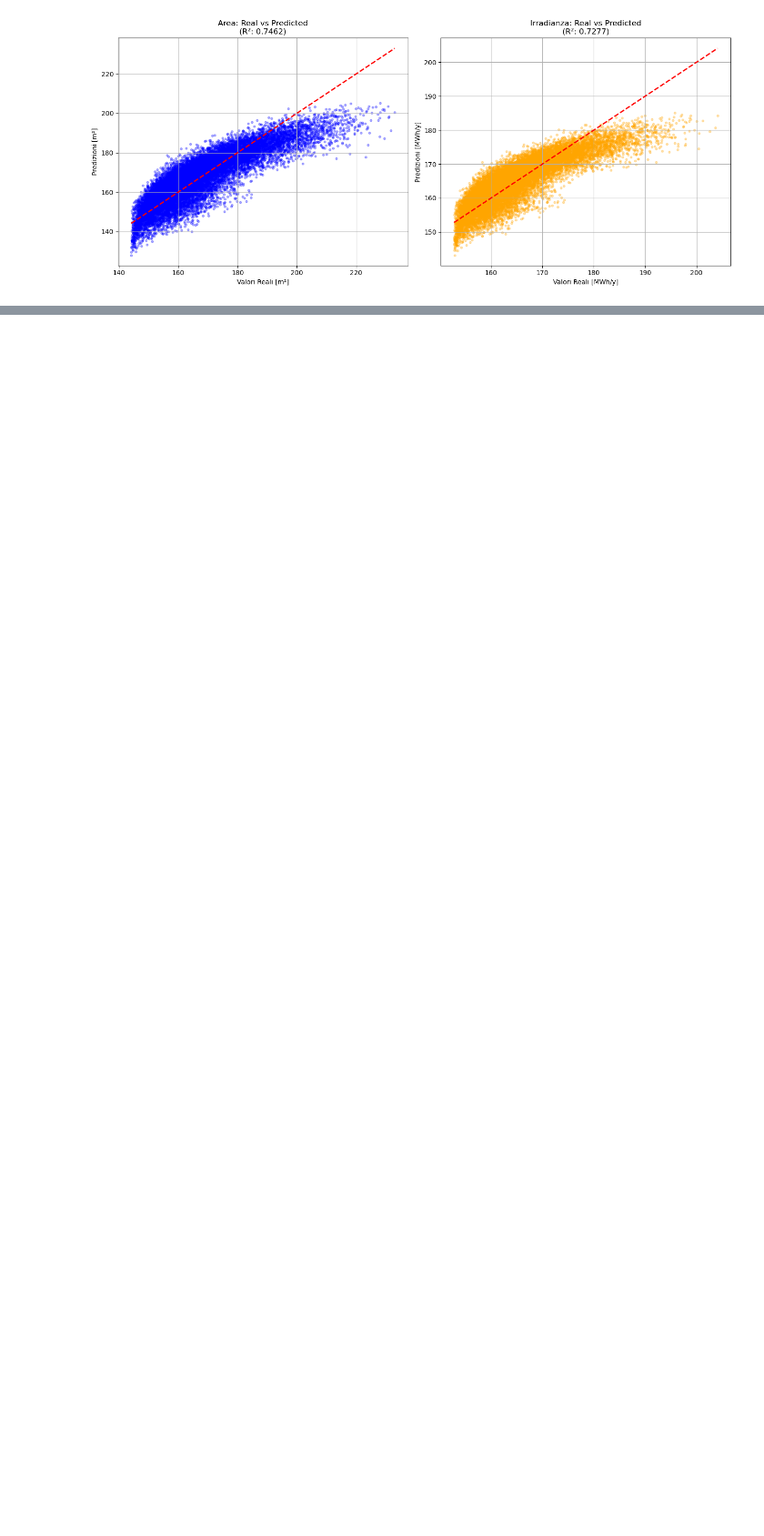
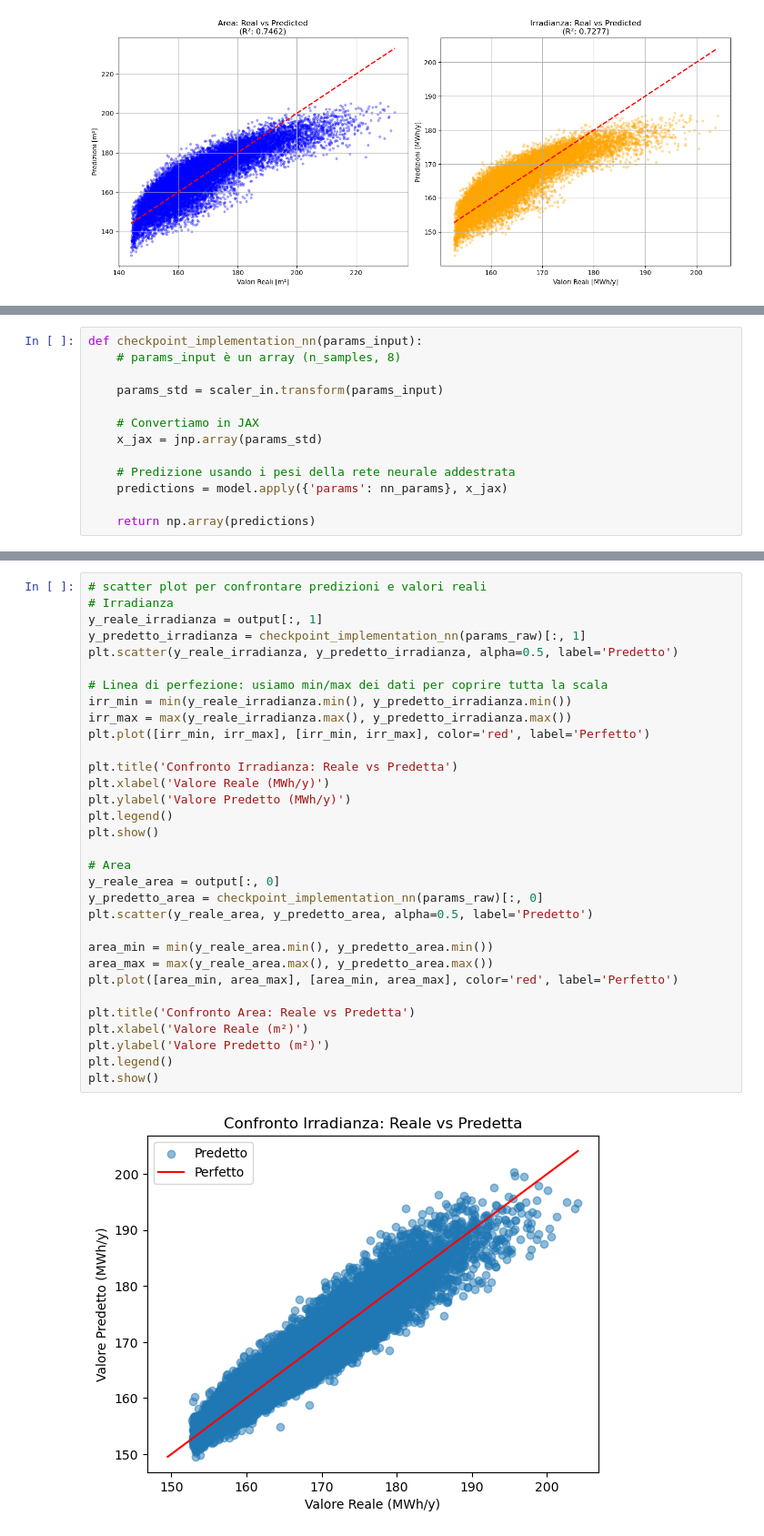
Before and after one commit to rezucch1/RadIAnce-AntonioliZucchi, a Jupyter notebook: checkpoint1.ipynb, the cells around one changed output, grey strips where cells are left out. Shown at 91% size. Drawn from its saved outputs; the diff is of its cells as text; blank space fills up the shorter version.

Commit message:
neural networks

```diff
--- a/checkpoint1.ipynb
+++ b/checkpoint1.ipynb
@@ -156,0 +255,13 @@ plt.show()
+# %%
+def checkpoint_implementation_nn(params_input):
+    # params_input è un array (n_samples, 8)
+
+    params_std = scaler_in.transform(params_input)
+
+    # Convertiamo in JAX
+    x_jax = jnp.array(params_std)
+
+    # Predizione usando i pesi della rete neurale addestrata
+    predictions = model.apply({'params': nn_params}, x_jax)
+
+    return np.array(predictions)
@@ -156,0 +289,34 @@ plt.show()
+# %%
+# scatter plot per confrontare predizioni e valori reali
+# Irradianza
+y_reale_irradianza = output[:, 1]
+y_predetto_irradianza = checkpoint_implementation_nn(params_raw)[:, 1]
+plt.scatter(y_reale_irradianza, y_predetto_irradianza, alpha=0.5, label='Predetto')
+
+# Linea di perfezione: usiamo min/max dei dati per coprire tutta la scala
+irr_min = min(y_reale_irradianza.min(), y_predetto_irradianza.min())
+irr_max = max(y_reale_irradianza.max(), y_predetto_irradianza.max())
+plt.plot([irr_min, irr_max], [irr_min, irr_max], color='red', label='Perfetto')
+
+plt.title('Confronto Irradianza: Reale vs Predetta')
+plt.xlabel('Valore Reale (MWh/y)')
+plt.ylabel('Valore Predetto (MWh/y)')
+plt.legend()
+plt.show()
+
+# Area
+y_reale_area = output[:, 0]
+y_predetto_area = checkpoint_implementation_nn(params_raw)[:, 0]
+plt.scatter(y_reale_area, y_predetto_area, alpha=0.5, label='Predetto')
+
+area_min = min(y_reale_area.min(), y_predetto_area.min())
+area_max = max(y_reale_area.max(), y_predetto_area.max())
+plt.plot([area_min, area_max], [area_min, area_max], color='red', label='Perfetto')
+
+plt.title('Confronto Area: Reale vs Predetta')
+plt.xlabel('Valore Reale (m²)')
+plt.ylabel('Valore Predetto (m²)')
+plt.legend()
+plt.show()
+# %% [output]
+[figure, added]
```
Also changed, not shown: parts of 7 cells of this notebook.
